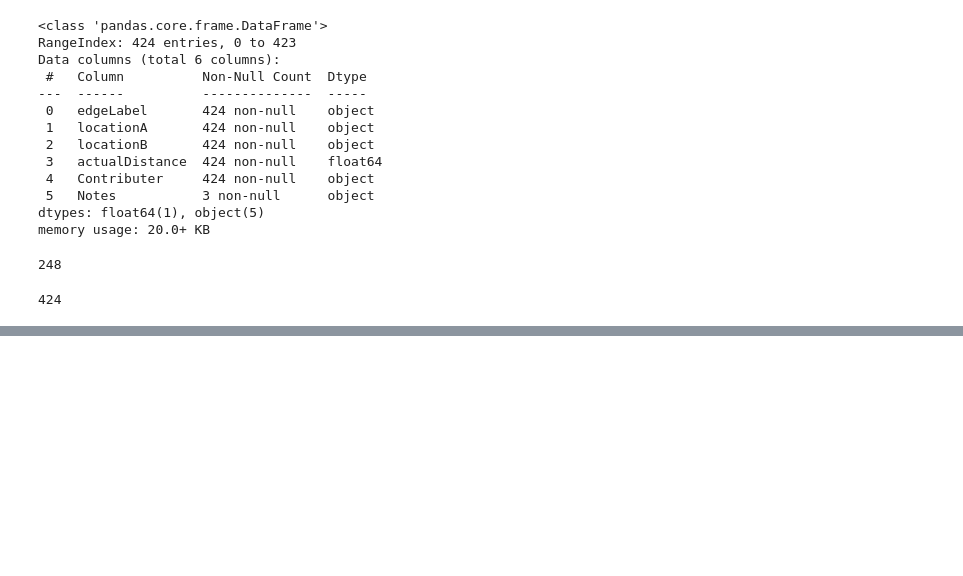
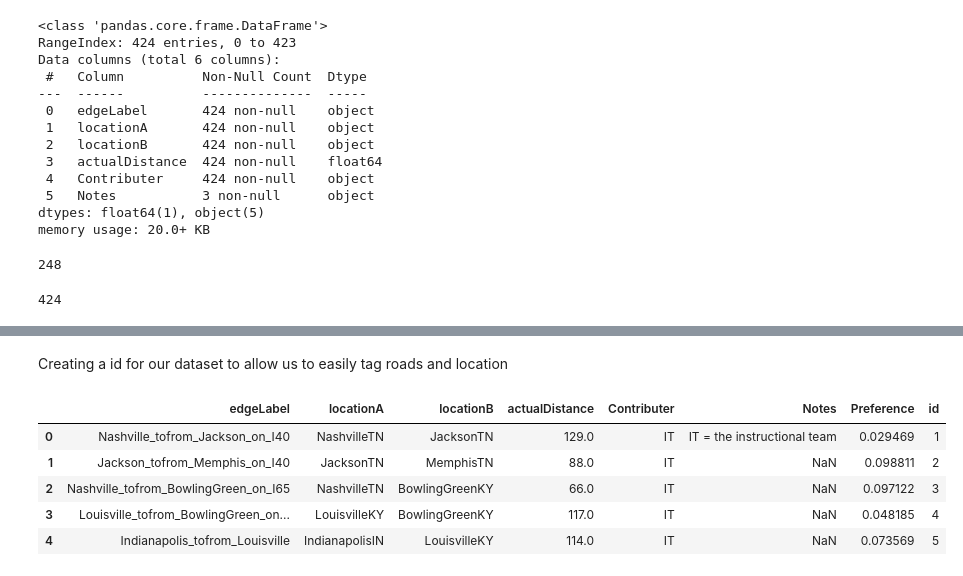
Before and after one commit to NaniDaChaman/Assignment1_AI, a Jupyter notebook: Prog1.ipynb, the cells around one changed output, grey strips where cells are left out. Drawn from its saved outputs; the diff is of its cells as text; code cells hidden in the pictures; blank space fills up the shorter version.

```diff
--- a/Prog1.ipynb
+++ b/Prog1.ipynb
@@ -146,0 +150,2 @@ edges.head()
+# %% [markdown]
+Creating a id for our dataset to allow us to easily tag roads and location
@@ -146,0 +154,2 @@ edges.head()
+# %%
+edge_id=np.array([i for i in range(1,size_edge+1)])
@@ -146,0 +158,11 @@ edges.head()
+# %%
+edges['id']=edge_id
+# %%
+edges.head()
+# %% [output]
+|  | edgeLabel | locationA | locationB | actualDistance | Contributer | Notes | Preference | id |
+| 0 | Nashville_tofrom_Jackson_on_I40 | NashvilleTN | JacksonTN | 129.0 | IT | IT = the instructional team | 0.029469 | 1 |
+| 1 | Jackson_tofrom_Memphis_on_I40 | JacksonTN | MemphisTN | 88.0 | IT | NaN | 0.098811 | 2 |
+| 2 | Nashville_tofrom_BowlingGreen_on_I65 | NashvilleTN | BowlingGreenKY | 66.0 | IT | NaN | 0.097122 | 3 |
+| 3 | Louisville_tofrom_BowlingGreen_on... | LouisvilleKY | BowlingGreenKY | 117.0 | IT | NaN | 0.048185 | 4 |
+| 4 | Indianapolis_tofrom_Louisville | IndianapolisIN | LouisvilleKY | 114.0 | IT | NaN | 0.073569 | 5 |
```
Also changed, not shown: parts of 26 cells of this notebook.
